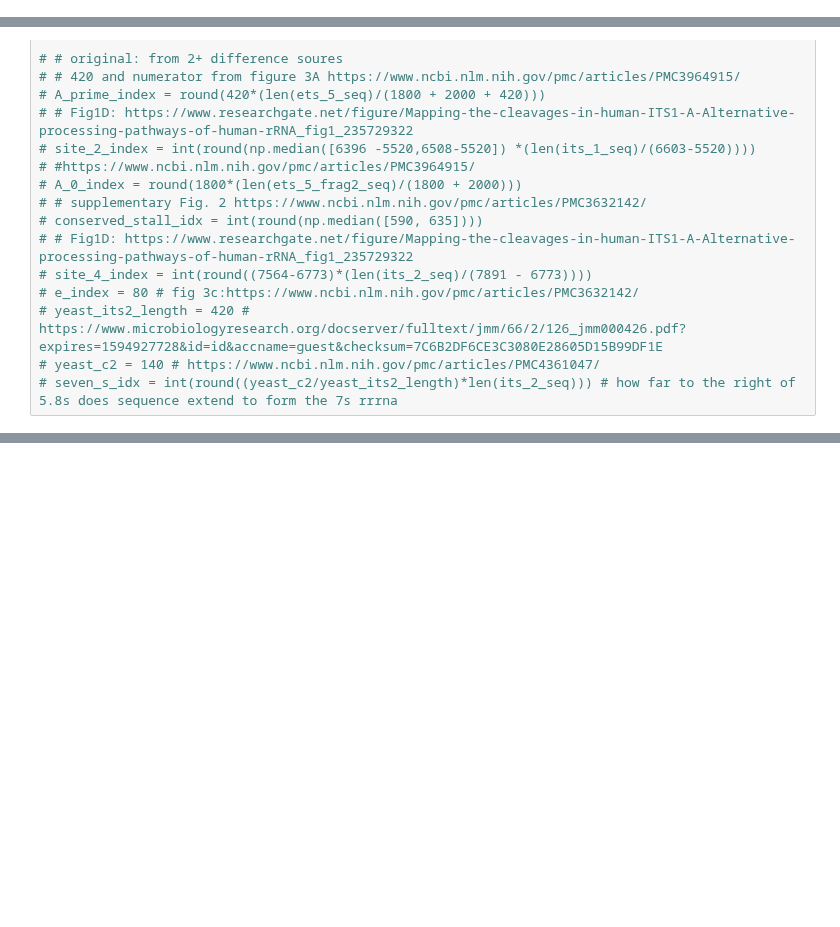
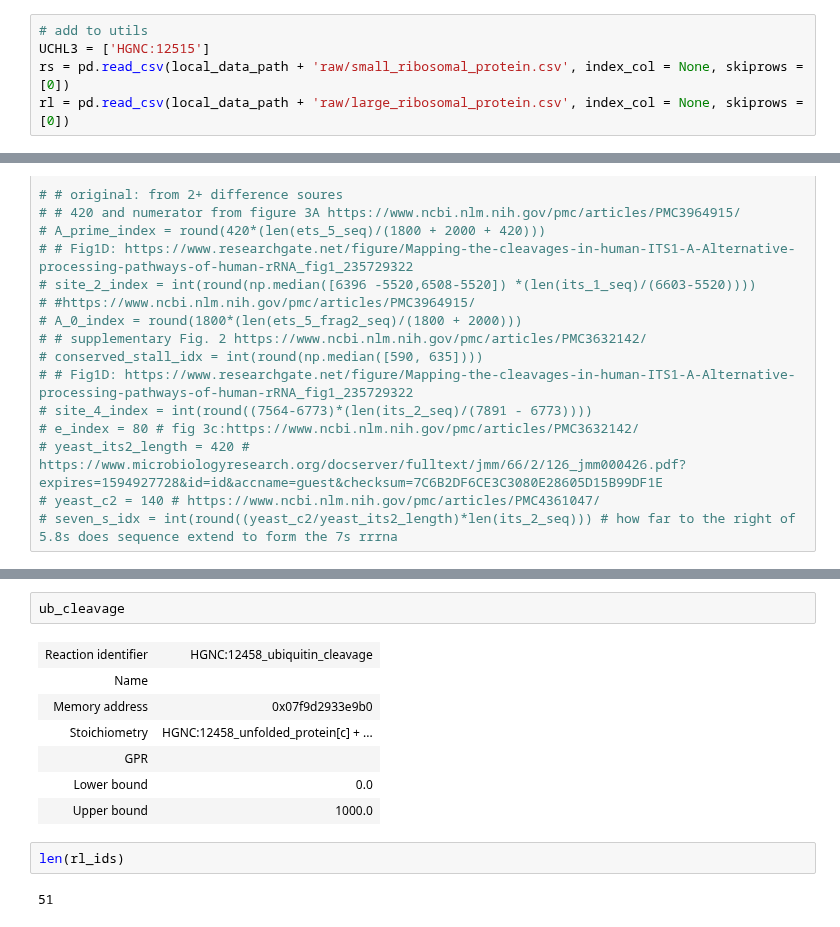
Before and after one commit to hmbaghdassarian/human_me, a Jupyter notebook: notebooks/build_ribosome_biogenesis_reactions.ipynb, the cells around one changed output, grey strips where cells are left out. Drawn from its saved outputs; the diff is of its cells as text; blank space fills up the shorter version.

```diff
--- a/notebooks/build_ribosome_biogenesis_reactions.ipynb
+++ b/notebooks/build_ribosome_biogenesis_reactions.ipynb
@@ -19,0 +21,5 @@ The project root is: /Users/joycebaghdassarian/Documents/UCSD/Lewis_Lab/Projects
+# %%
+# add to utils
+UCHL3 = ['HGNC:12515']
+rs = pd.read_csv(local_data_path + 'raw/small_ribosomal_protein.csv', index_col = None, skiprows = [0])
+rl = pd.read_csv(local_data_path + 'raw/large_ribosomal_protein.csv', index_col = None, skiprows = [0])
@@ -527,0 +656,14 @@ rrna_biogenesis_reactions = build_rrna_reactions()
+# %%
+ub_cleavage
+# %% [output]
+| Reaction identifier | HGNC:12458_ubiquitin_cleavage |
+| Name |  |
+| Memory address | 0x07f9d2933e9b0 |
+| Stoichiometry | HGNC:12458_unfolded_protein[c] + ... |
+| GPR |  |
+| Lower bound | 0.0 |
+| Upper bound | 1000.0 |
+# %%
+len(rl_ids)
+# %% [output]
+51
```
Also changed, not shown: parts of 15 cells of this notebook, 7 other files.
